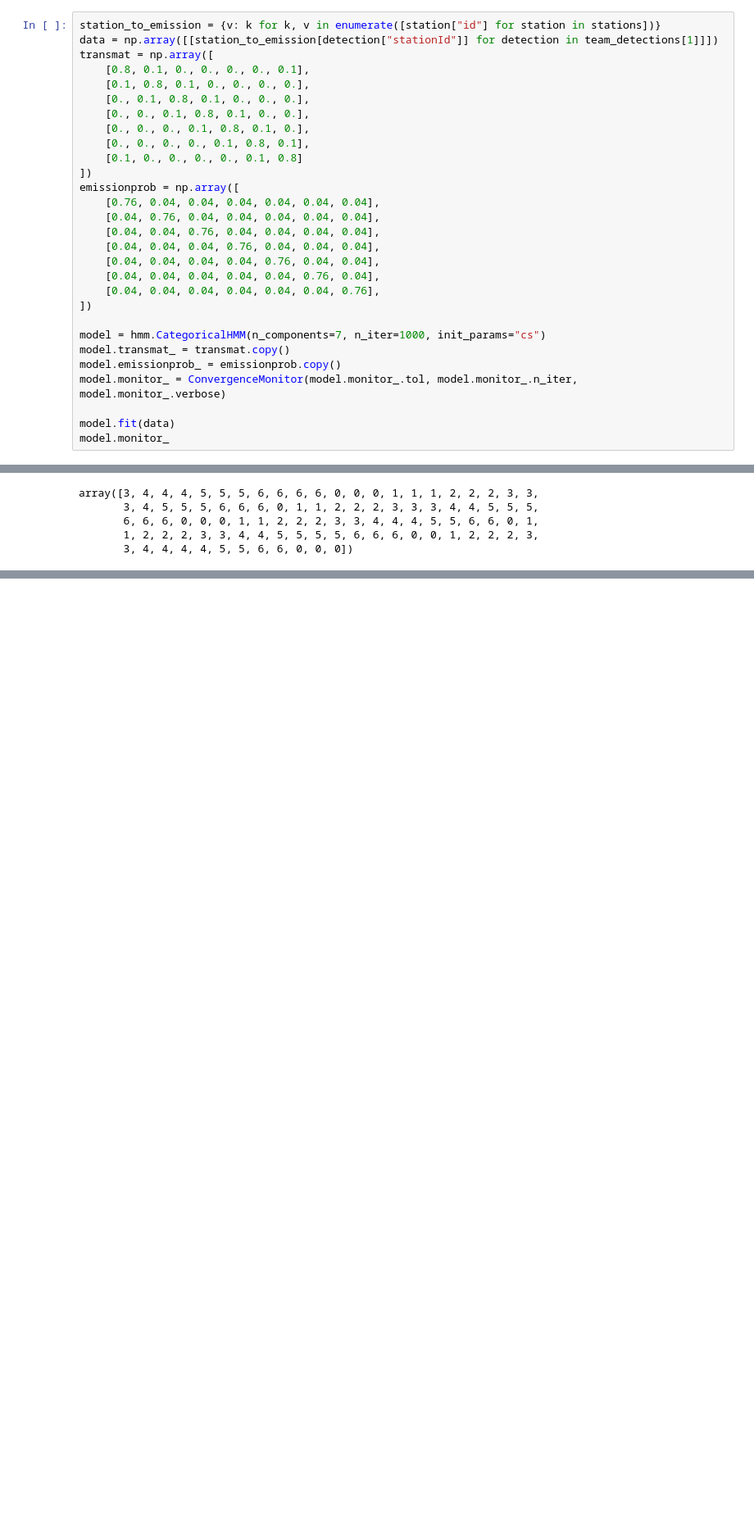
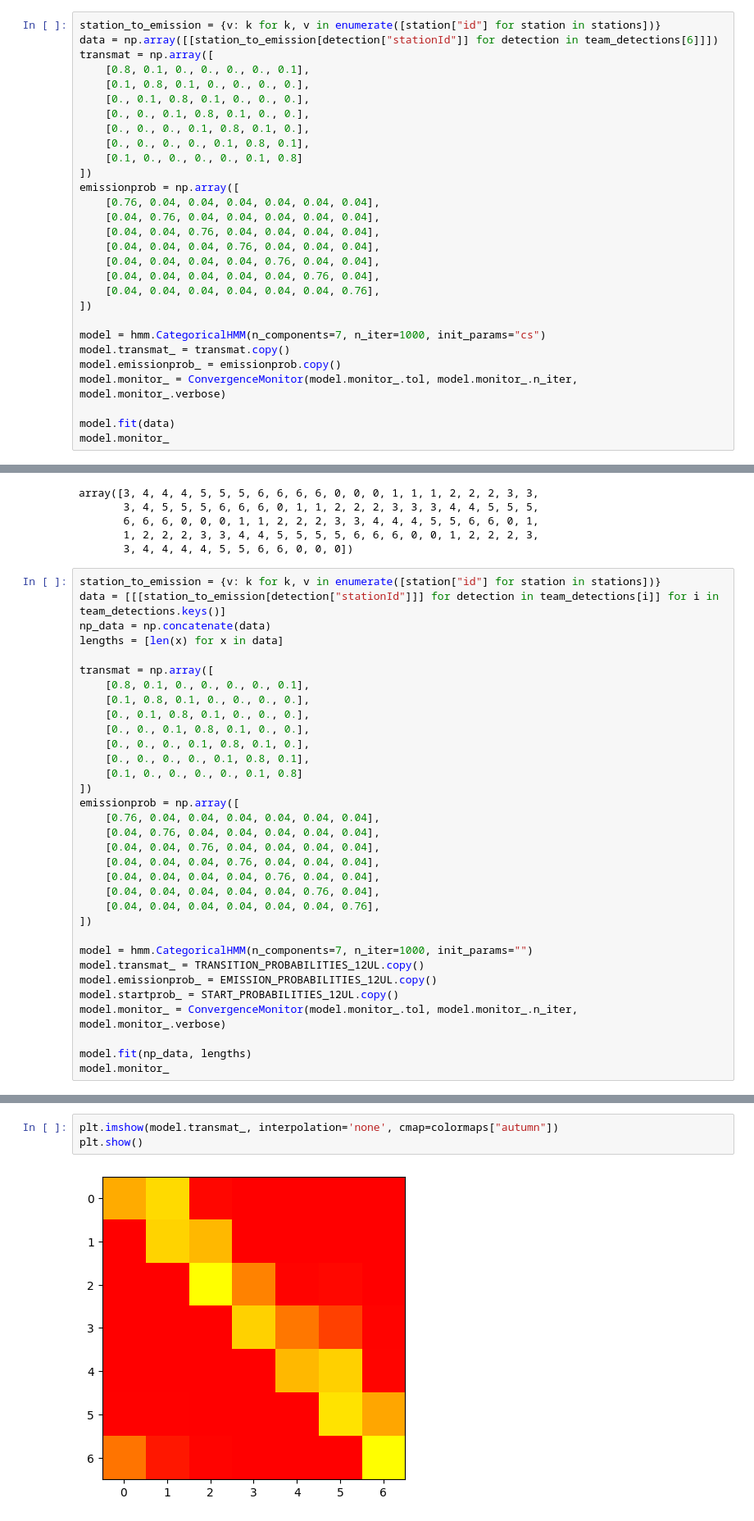
Before and after one commit to FKD13/12urenloop-hmmlearn, a Jupyter notebook: hmmtries.ipynb, the cells around one changed output, grey strips where cells are left out. Shown at 82% size. Drawn from its saved outputs; the diff is of its cells as text; blank space fills up the shorter version.

```diff
--- a/hmmtries.ipynb
+++ b/hmmtries.ipynb
@@ -67,6 +76,6 @@ print({k: len(v) for k, v in team_detections.items()})
 # %%
 station_to_emission = {v: k for k, v in enumerate([station["id"] for station in stations])}
-data = np.array([[station_to_emission[detection["stationId"]] for detection in team_detections[1]]])
+data = np.array([[station_to_emission[detection["stationId"]] for detection in team_detections[6]]])
 transmat = np.array([
     [0.8, 0.1, 0., 0., 0., 0., 0.1],
     [0.1, 0.8, 0.1, 0., 0., 0., 0.],
@@ -326,3 +166,36 @@ array([3, 4, 4, 4, 5, 5, 5, 6, 6, 6, 6, 0, 0, 0, 1, 1, 1, 2, 2, 2, 3, 3,
        6, 6, 6, 0, 0, 0, 1, 1, 2, 2, 2, 3, 3, 4, 4, 4, 5, 5, 6, 6, 0, 1,
        1, 2, 2, 2, 3, 3, 4, 4, 5, 5, 5, 5, 6, 6, 6, 0, 0, 1, 2, 2, 2, 3,
        3, 4, 4, 4, 4, 5, 5, 6, 6, 0, 0, 0])
+# %%
+station_to_emission = {v: k for k, v in enumerate([station["id"] for station in stations])}
+data = [[[station_to_emission[detection["stationId"]]] for detection in team_detections[i]] for i in team_detections.keys()]
+np_data = np.concatenate(data)
+lengths = [len(x) for x in data]
+
+transmat = np.array([
+    [0.8, 0.1, 0., 0., 0., 0., 0.1],
+    [0.1, 0.8, 0.1, 0., 0., 0., 0.],
+    [0., 0.1, 0.8, 0.1, 0., 0., 0.],
+    [0., 0., 0.1, 0.8, 0.1, 0., 0.],
+    [0., 0., 0., 0.1, 0.8, 0.1, 0.],
+    [0., 0., 0., 0., 0.1, 0.8, 0.1],
+    [0.1, 0., 0., 0., 0., 0.1, 0.8]
+])
+emissionprob = np.array([
+    [0.76, 0.04, 0.04, 0.04, 0.04, 0.04, 0.04],
+    [0.04, 0.76, 0.04, 0.04, 0.04, 0.04, 0.04],
+    [0.04, 0.04, 0.76, 0.04, 0.04, 0.04, 0.04],
+    [0.04, 0.04, 0.04, 0.76, 0.04, 0.04, 0.04],
+    [0.04, 0.04, 0.04, 0.04, 0.76, 0.04, 0.04],
+    [0.04, 0.04, 0.04, 0.04, 0.04, 0.76, 0.04],
+    [0.04, 0.04, 0.04, 0.04, 0.04, 0.04, 0.76],
+])
+
+model = hmm.CategoricalHMM(n_components=7, n_iter=1000, init_params="")
+model.transmat_ = TRANSITION_PROBABILITIES_12UL.copy()
+model.emissionprob_ = EMISSION_PROBABILITIES_12UL.copy()
+model.startprob_ = START_PROBABILITIES_12UL.copy()
+model.monitor_ = ConvergenceMonitor(model.monitor_.tol, model.monitor_.n_iter, model.monitor_.verbose)
+
+model.fit(np_data, lengths)
+model.monitor_
@@ -328,0 +210,5 @@ array([3, 4, 4, 4, 5, 5, 5, 6, 6, 6, 6, 0, 0, 0, 1, 1, 1, 2, 2, 2, 3, 3,
+# %%
+plt.imshow(model.transmat_, interpolation='none', cmap=colormaps["autumn"])
+plt.show()
+# %% [output]
+[figure, added]
```
Also changed, not shown: parts of 26 cells of this notebook, 3 other files.
